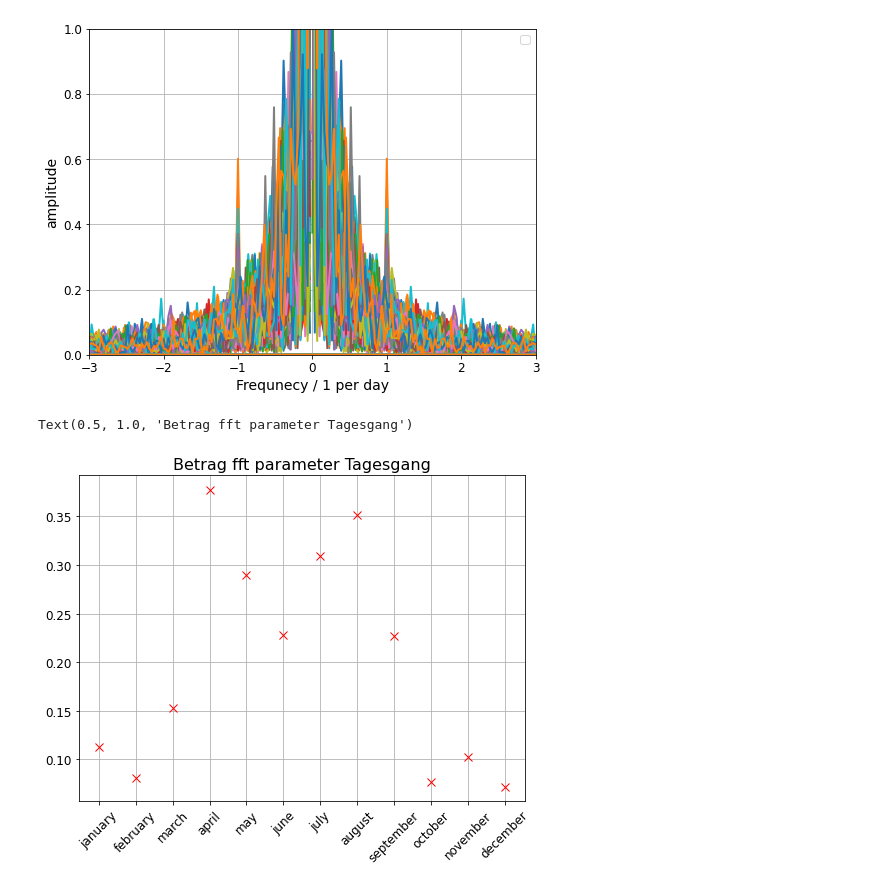
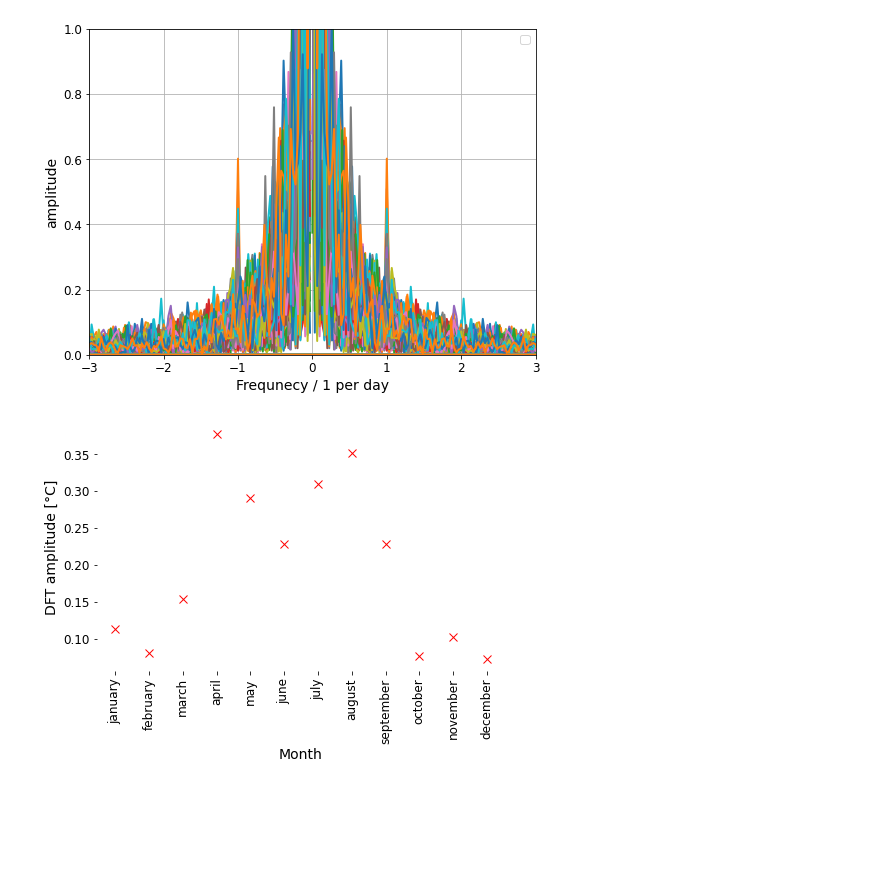
Before and after one commit to LeoausderDose/Praktikum_AWI, a Jupyter notebook: Spitzbergen/data_import_spitzbergenAverages copy.ipynb, the cells around one changed output. Drawn from its saved outputs; the diff is of its cells as text; code cells hidden in the pictures; blank space fills up the shorter version.

```diff
--- a/Spitzbergen/data_import_spitzbergenAverages copy.ipynb
+++ b/Spitzbergen/data_import_spitzbergenAverages copy.ipynb
@@ -177,15 +270,34 @@ No artists with labels found to put in legend.  Note that artists whose label st
 # %%
 month = ['january', 'february', 'march', 'april','may','june', 'july', 'august', 'september', 'october', 'november', 'december']
-#plt.plot(np.arange(1,13), tagesgang_grad)
+
+
+fig1, ax1 = plt.subplots(figsize=(17 / 2.54, 5))
+
+# Plot the data for the first plot
+ax1.set_xlabel('Month')
+ax1.set_ylabel('DFT amplitude [°C]')
+
+# Set the x-axis limit for the first plot
+#ax1.set_xlim(pd.to_datetime('1970',))
+
+# Remove the top and right spines for the first plot
+ax1.spines['top'].set_visible(False)
+ax1.spines['right'].set_visible(False)
+ax1.spines['bottom'].set_visible(False)
+ax1.spines['left'].set_visible(False)
 plt.plot(np.arange(1,13), tagesgang_grad_mean, ls = '', marker = 'x', color = 'r')
-plt.xticks(np.arange(1,13), month, rotation = 45)
+plt.xticks(np.arange(1,13), month, rotation = 90)
+plt.grid(False)
 
-plt.title('Betrag fft parameter Tagesgang')
+plt.tight_layout()
 
-#plt.savefig('FourrierParamAvg.pdf')
+
+#plt.title('Betrag fft parameter Tagesgang')
+
+plt.savefig('FourrierParamAvg.pdf')
+plt.show()
 # %% [output]
-Text(0.5, 1.0, 'Betrag fft parameter Tagesgang')
-[figure, old version]
+[figure, new version]
 # %%
 # # Calculating DTR from data
 # i = 1
```
Also changed, not shown: parts of 2 cells of this notebook, 13 other files.
